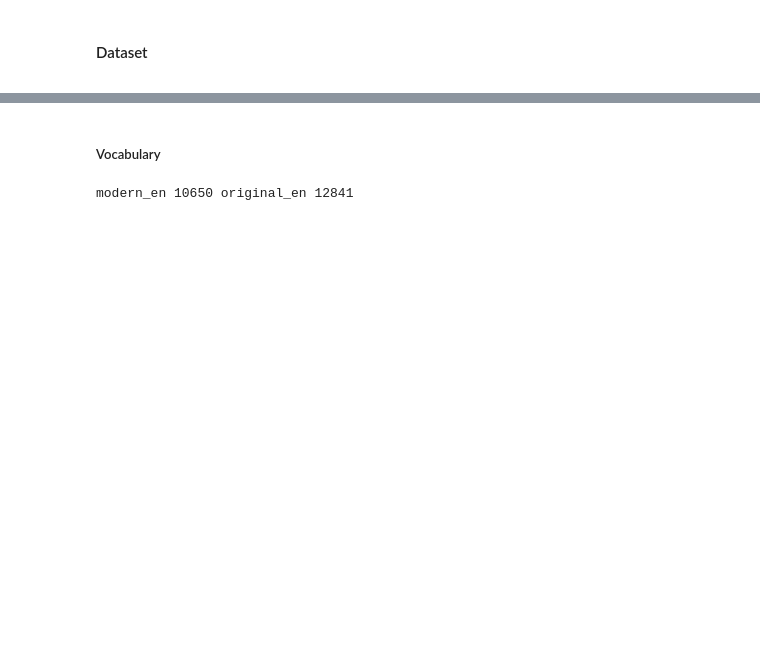
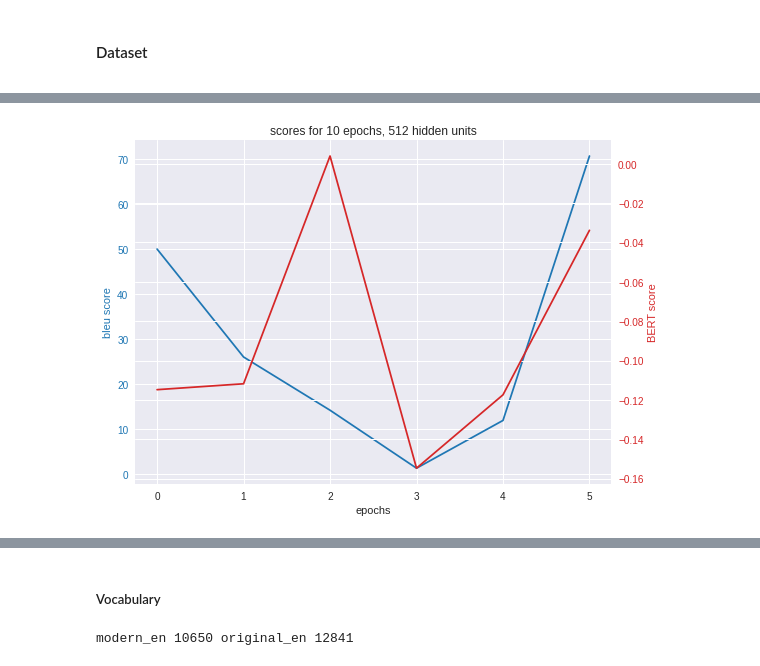
Before and after one commit to vdelale/NLP-ENSAE, a Jupyter notebook: full_project.ipynb, the cells around one changed output, grey strips where cells are left out. Drawn from its saved outputs; the diff is of its cells as text; code cells hidden in the pictures; blank space fills up the shorter version.

```diff
--- a/full_project.ipynb
+++ b/full_project.ipynb
@@ -625,0 +353,4 @@ tok.tokenize('A hornèd man’s a monster and a beast.')
+# %%
+train_loader = DataLoader(OrModDataset(df_train.reset_index()), batch_size=1, shuffle=True, drop_last=True)
+val_loader   = DataLoader(OrModDataset(df_val.reset_index()), batch_size=1, shuffle=True, drop_last=True)
+test_loader  = DataLoader(OrModDataset(df_test.reset_index()), batch_size=1, shuffle=True, drop_last=True)
@@ -625,0 +774,19 @@ tok.tokenize('A hornèd man’s a monster and a beast.')
+# %%
+hidden_size = 512
+langorder = ['original_en', 'modern_en']
+epochs = 40
+
+model = seq2seqModel(encoder=EncoderRNN(VOC[langorder[0]]['nbwords'], hidden_size).to(device),
+                     decoder=DecoderRNN(hidden_size, VOC[langorder[1]]['nbwords']).to(device),
+                     encoder_optimizer=optim.Adam,
+                     decoder_optimizer=optim.Adam,
+                     criterion=nn.CrossEntropyLoss(),
+                     VOC=VOC)
+# %%
+loss_list, val_loss_list, bleu_scores, bert_scores = model.run_epochs(train_loader,
+                                                                      val_loader,
+                                                                      epochs,
+                                                                      learning_rate=0.001,
+                                                                      limit=200,
+                                                                      langorder=langorder,
+                                                                      patience=40)
@@ -625,0 +807,11 @@ tok.tokenize('A hornèd man’s a monster and a beast.')
+# %%
+scheme_title='{} for {} epochs, {} hidden units'
+scheme_path='graphs/{}_{}_{}'
+n_epochs = 10
+n_hidden = 512
+model.plot_scores(bert_scores,
+                  bleu_scores,
+                  title_=scheme_title.format('scores', n_epochs, n_hidden),
+                  path_save=scheme_path.format('scores', n_epochs, n_hidden))
+# %% [output]
+[figure, added]
```
Also changed, not shown: parts of 65 cells of this notebook.
